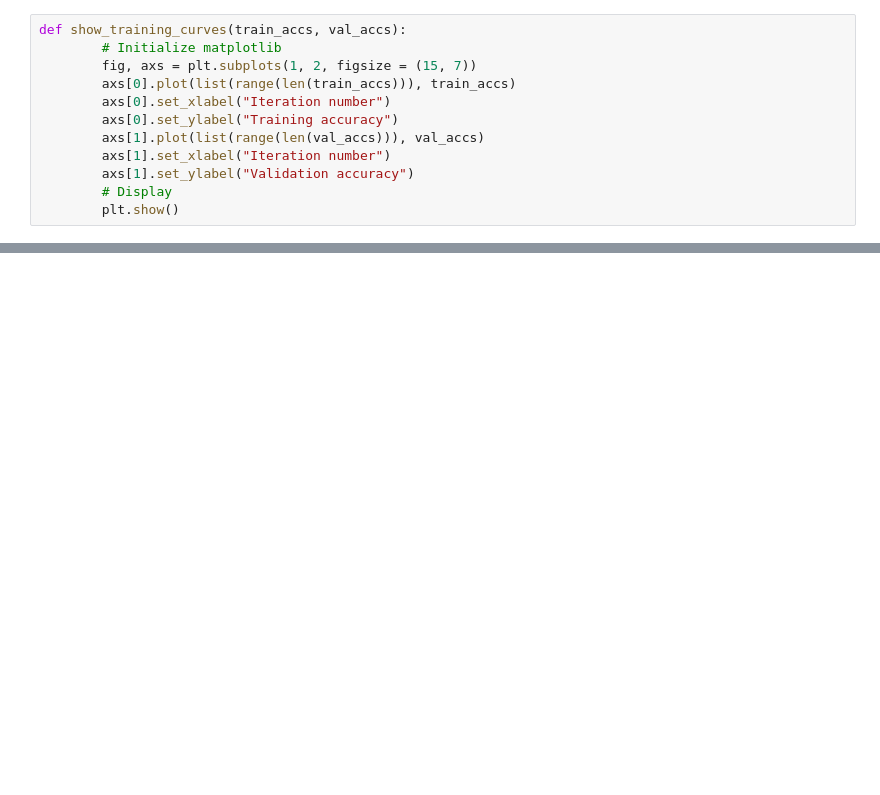
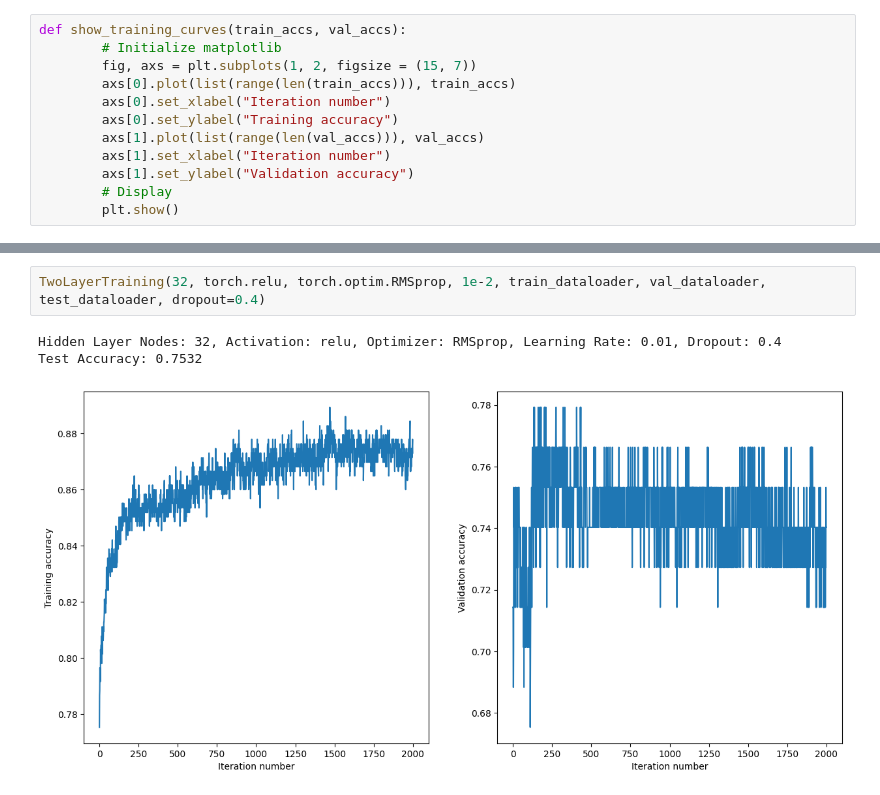
Before and after one commit to NotRaymoo/DL-project, a Jupyter notebook: kh/KH_DL_Proj.ipynb, the cells around one changed output, grey strips where cells are left out. Cells and saved outputs as stored; diff of their text form; blank space fills up the shorter version.

```diff
--- a/kh/KH_DL_Proj.ipynb
+++ b/kh/KH_DL_Proj.ipynb
@@ -476,0 +415,6 @@ Test Accuracy: 0.7532
+# %%
+TwoLayerTraining(32, torch.relu, torch.optim.RMSprop, 1e-2, train_dataloader, val_dataloader, test_dataloader, dropout=0.4)
+# %% [output]
+Hidden Layer Nodes: 32, Activation: relu, Optimizer: RMSprop, Learning Rate: 0.01, Dropout: 0.4
+Test Accuracy: 0.7532
+[figure, added]
```
Also changed, not shown: parts of 29 cells of this notebook.
